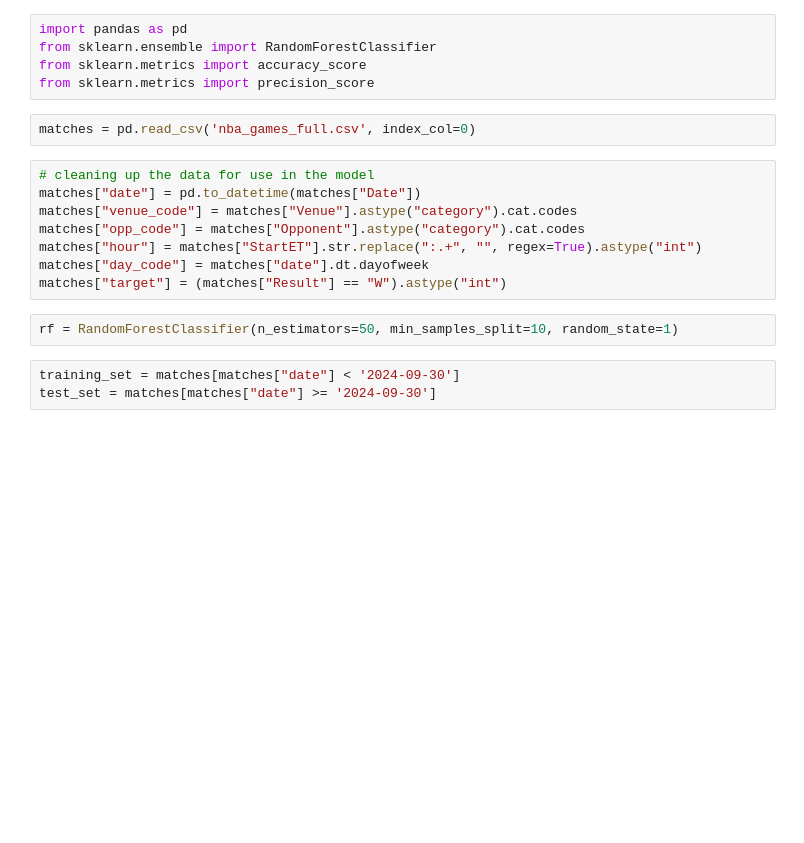
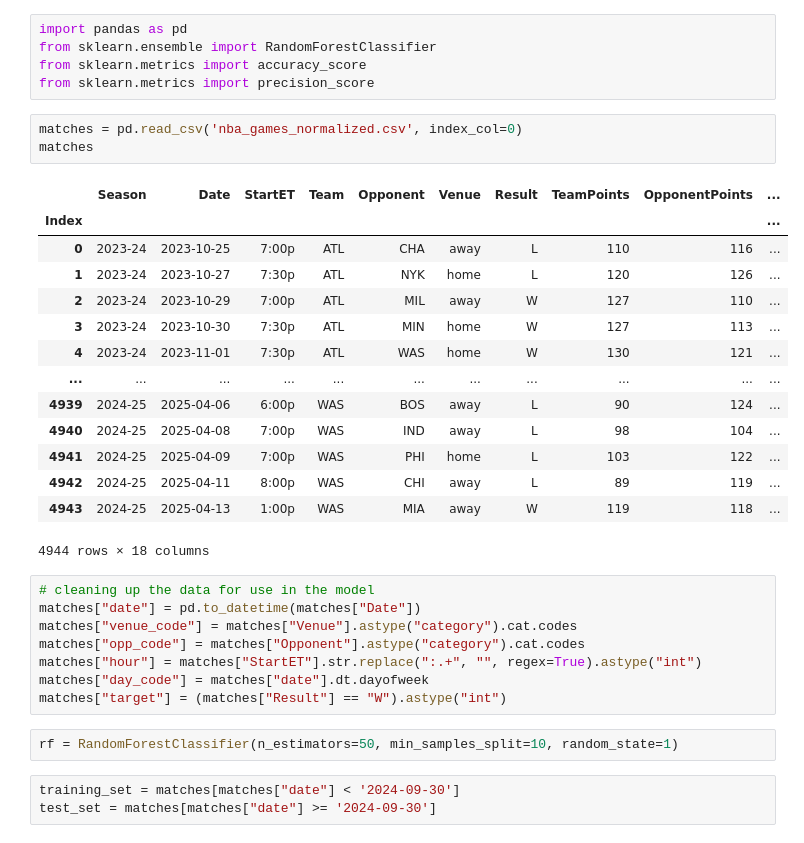
Before and after one commit to gchris2024/predicting-nba-matches, a Jupyter notebook: training.ipynb, the cells around one changed output. Saved outputs shown, nothing was run; the diff lists cells and outputs as text; blank space fills up the shorter version.

```diff
--- a/training.ipynb
+++ b/training.ipynb
@@ -4,7 +4,23 @@ from sklearn.ensemble import RandomForestClassifier
 from sklearn.metrics import accuracy_score
 from sklearn.metrics import precision_score
 # %%
-matches = pd.read_csv('nba_games_full.csv', index_col=0)
+matches = pd.read_csv('nba_games_normalized.csv', index_col=0)
+matches
+# %% [output]
+|  | Season | Date | StartET | Team | Opponent | Venue | Result | TeamPoints | OpponentPoints | ... |
+| Index |  |  |  |  |  |  |  |  |  | ... |
+| 0 | 2023-24 | 2023-10-25 | 7:00p | ATL | CHA | away | L | 110 | 116 | ... |
+| 1 | 2023-24 | 2023-10-27 | 7:30p | ATL | NYK | home | L | 120 | 126 | ... |
+| 2 | 2023-24 | 2023-10-29 | 7:00p | ATL | MIL | away | W | 127 | 110 | ... |
+| 3 | 2023-24 | 2023-10-30 | 7:30p | ATL | MIN | home | W | 127 | 113 | ... |
+| 4 | 2023-24 | 2023-11-01 | 7:30p | ATL | WAS | home | W | 130 | 121 | ... |
+| ... | ... | ... | ... | ... | ... | ... | ... | ... | ... | ... |
+| 4939 | 2024-25 | 2025-04-06 | 6:00p | WAS | BOS | away | L | 90 | 124 | ... |
+| 4940 | 2024-25 | 2025-04-08 | 7:00p | WAS | IND | away | L | 98 | 104 | ... |
+| 4941 | 2024-25 | 2025-04-09 | 7:00p | WAS | PHI | home | L | 103 | 122 | ... |
+| 4942 | 2024-25 | 2025-04-11 | 8:00p | WAS | CHI | away | L | 89 | 119 | ... |
+| 4943 | 2024-25 | 2025-04-13 | 1:00p | WAS | MIA | away | W | 119 | 118 | ... |
+4944 rows × 18 columns
 # %%
 # cleaning up the data for use in the model
 matches["date"] = pd.to_datetime(matches["Date"])
```
Also changed, not shown: parts of 6 cells of this notebook.
